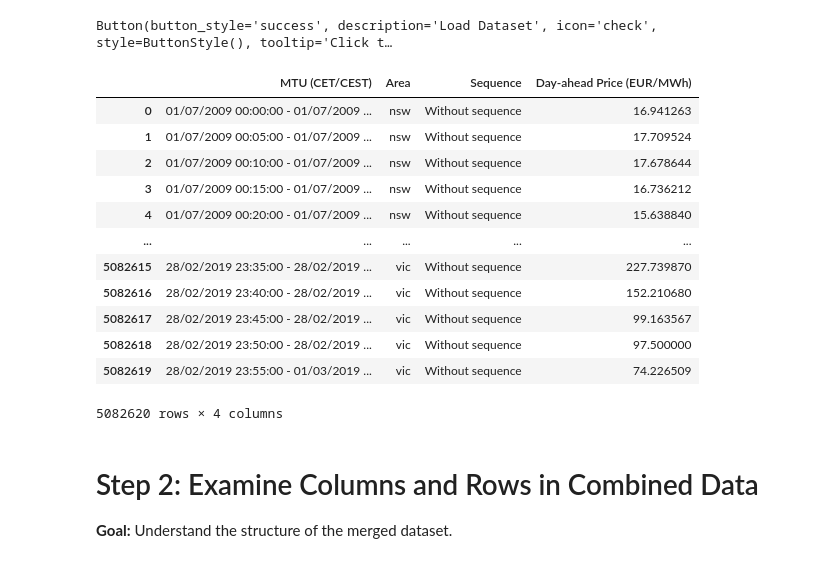
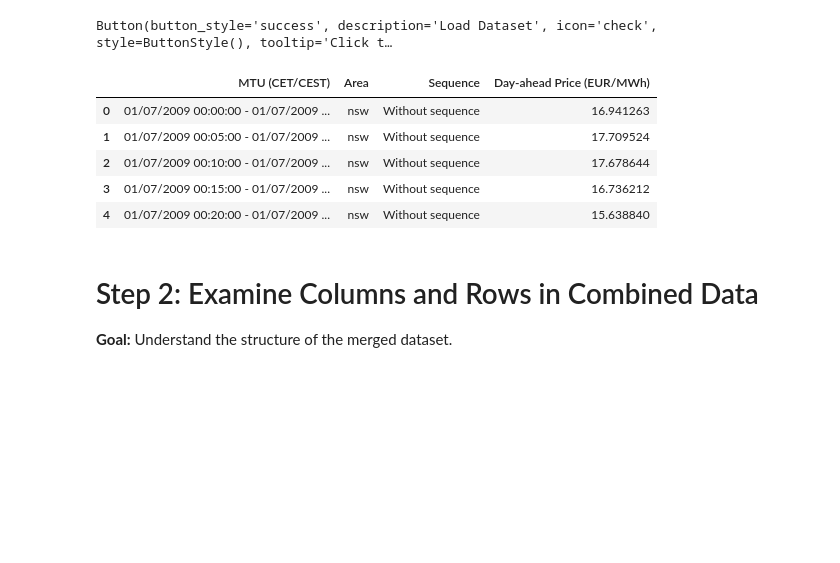
Before and after one commit to franrolotti/volatility-spillovers, a Jupyter notebook: 01_create_time_series.ipynb, the cells around one changed output. Cells and saved outputs as stored; diff of their text form; code cells hidden in the pictures; blank space fills up the shorter version.

```diff
--- a/01_create_time_series.ipynb
+++ b/01_create_time_series.ipynb
@@ -70,21 +70,14 @@ display(option_selector, button)
 [interactive output not drawn]
 Button(button_style='success', description='Load Dataset', icon='check', style=ButtonStyle(), tooltip='Click t…
 # %%
-combined_df
+combined_df.head()
 # %% [output]
 |  | MTU (CET/CEST) | Area | Sequence | Day-ahead Price (EUR/MWh) |
 | 0 | 01/07/2009 00:00:00 - 01/07/2009 ... | nsw | Without sequence | 16.941263 |
 | 1 | 01/07/2009 00:05:00 - 01/07/2009 ... | nsw | Without sequence | 17.709524 |
 | 2 | 01/07/2009 00:10:00 - 01/07/2009 ... | nsw | Without sequence | 17.678644 |
 | 3 | 01/07/2009 00:15:00 - 01/07/2009 ... | nsw | Without sequence | 16.736212 |
 | 4 | 01/07/2009 00:20:00 - 01/07/2009 ... | nsw | Without sequence | 15.638840 |
-| ... | ... | ... | ... | ... |
-| 5082615 | 28/02/2019 23:35:00 - 28/02/2019 ... | vic | Without sequence | 227.739870 |
-| 5082616 | 28/02/2019 23:40:00 - 28/02/2019 ... | vic | Without sequence | 152.210680 |
-| 5082617 | 28/02/2019 23:45:00 - 28/02/2019 ... | vic | Without sequence | 99.163567 |
-| 5082618 | 28/02/2019 23:50:00 - 28/02/2019 ... | vic | Without sequence | 97.500000 |
-| 5082619 | 28/02/2019 23:55:00 - 01/03/2019 ... | vic | Without sequence | 74.226509 |
-5082620 rows × 4 columns
 # %% [markdown]
  # Step 2: Examine Columns and Rows in Combined Data
 
```
Also changed, not shown: parts of 4 cells of this notebook, 2 other files.
